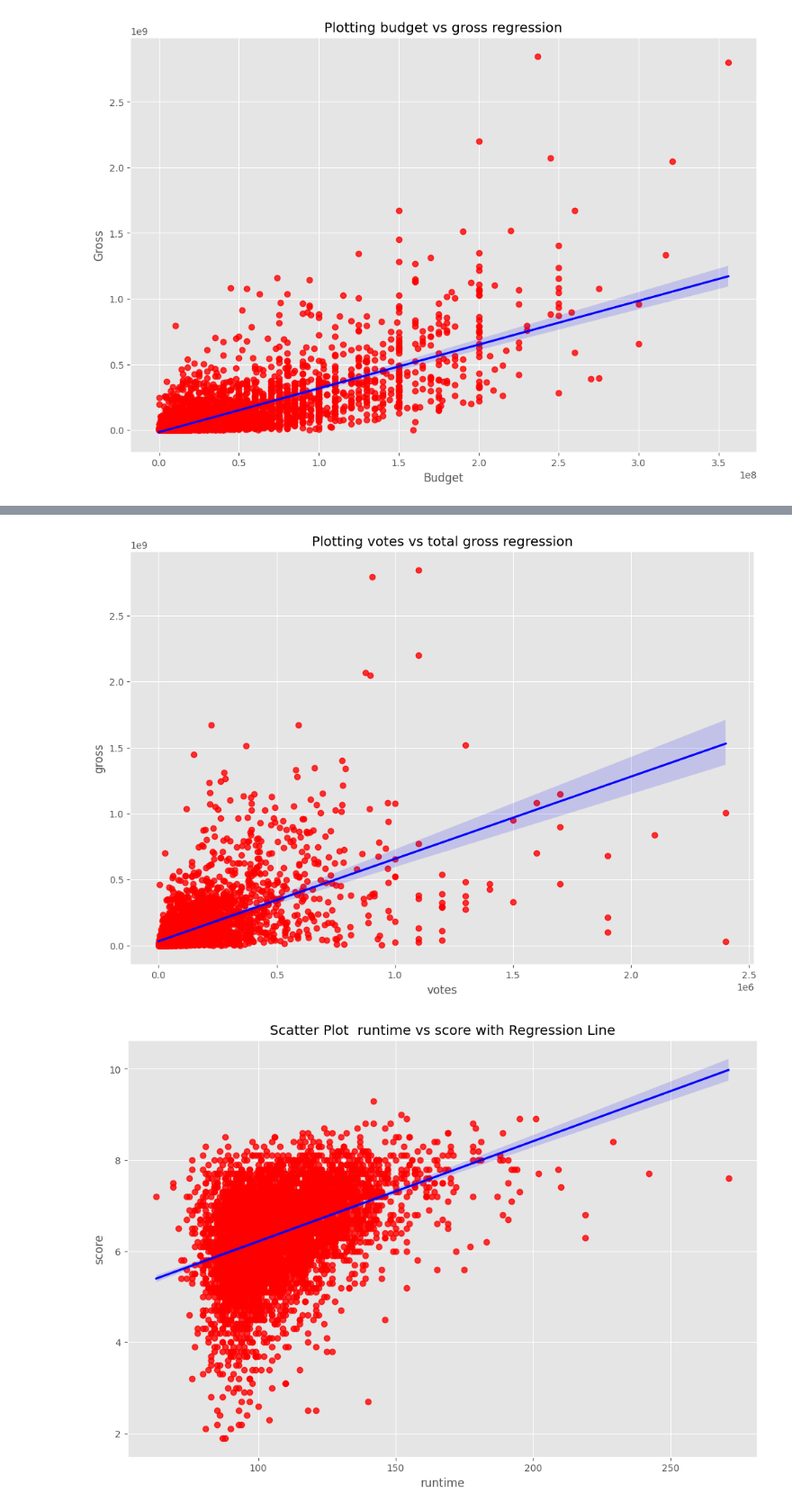
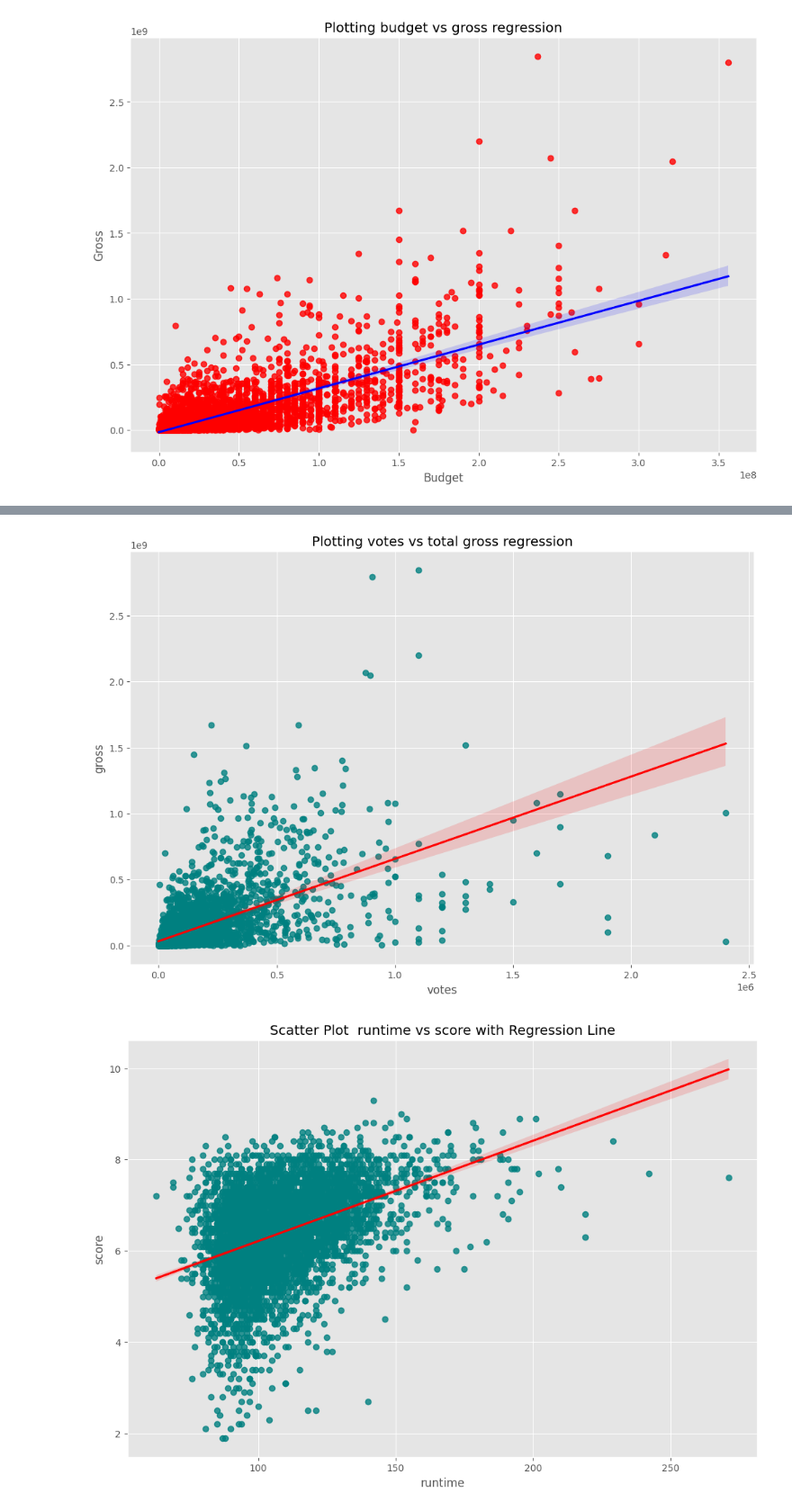
Before and after one commit to JaysonAllana1996/PythonMovies, a Jupyter notebook: python data viz.ipynb, the cells around one changed output, grey strips where cells are left out. Shown at 90% size. Cells and saved outputs as stored; diff of their text form; code cells hidden in the pictures.

```diff
--- a/python data viz.ipynb
+++ b/python data viz.ipynb
@@ -544,22 +544,22 @@ plt.show()
 # %%
 #Plotting votes vs total gross regression
-sns.regplot(x='votes', y='gross', data=df, scatter_kws={'color': 'red'}, line_kws={'color': 'blue'})
+sns.regplot(x='votes', y='gross', data=df, scatter_kws={'color': 'teal'}, line_kws={'color': 'red'})
 
 plt.xlabel('votes')
 plt.ylabel('gross')
 plt.title('Plotting votes vs total gross regression')
 plt.show()
 # %% [output]
-[figure, old version]
+[figure, new version]
 # %%
 #Plotting runtime vs score regression
-sns.regplot(x='runtime', y='score', data=df, scatter_kws={'color': 'red'}, line_kws={'color': 'blue'})
+sns.regplot(x='runtime', y='score', data=df, scatter_kws={'color': 'teal'}, line_kws={'color': 'red'})
 
 plt.xlabel('runtime')
 plt.ylabel('score')
 plt.title('Scatter Plot  runtime vs score with Regression Line')
 plt.show()
 # %% [output]
-[figure, old version]
+[figure, new version]
 # %%
 #Plotting year vs budget regression
```
Also changed, not shown: parts of 3 cells of this notebook, 1 other file.
